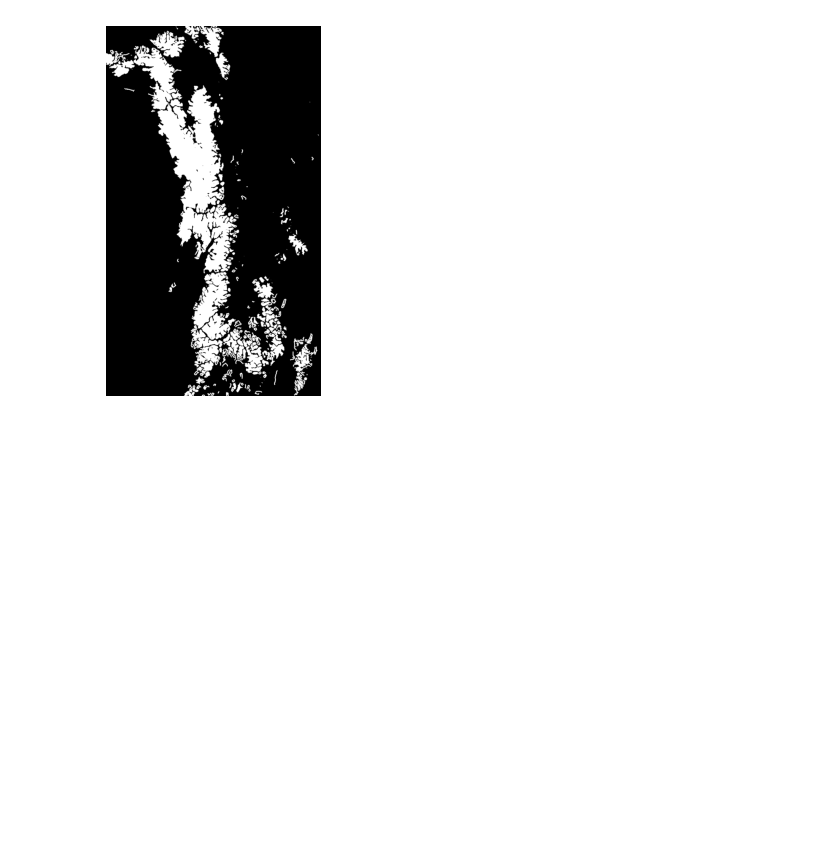
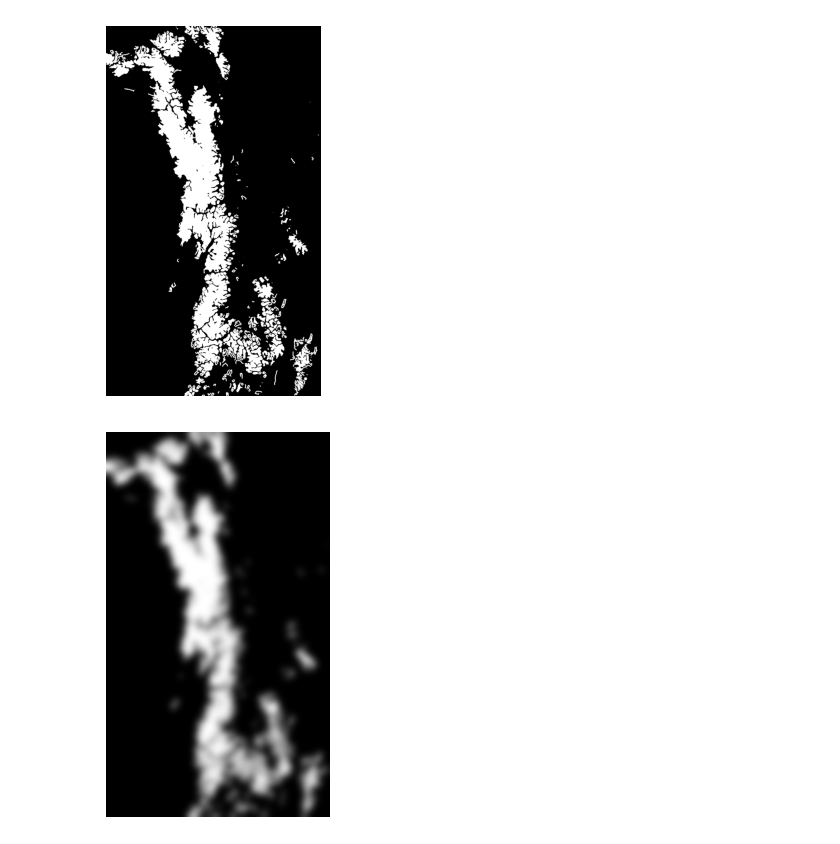
Before and after one commit to harsh125op/waterLevel, a Jupyter notebook: 1_Image_Process_V2.ipynb, the cells around one changed output. Saved outputs shown, nothing was run; the diff lists cells and outputs as text; code cells hidden in the pictures; blank space fills up the shorter version.

```diff
--- a/1_Image_Process_V2.ipynb
+++ b/1_Image_Process_V2.ipynb
@@ -245,3 +245,11 @@ plt.axis('off')
 # %% [output]
 (-0.5, 719.5, 1241.5, -0.5)
 [figure]
+# %%
+Gaussian_img = cv2.GaussianBlur(added_image, (75, 75), 0)
+fig, ax = plt.subplots(figsize=(10, 5))
+ax.imshow(Gaussian_img, cmap='gray')
+ax.axis('off')
+plt.show()
+# %% [output]
+[figure, added]
```
Also changed, not shown: parts of 4 cells of this notebook, 5 other files.
